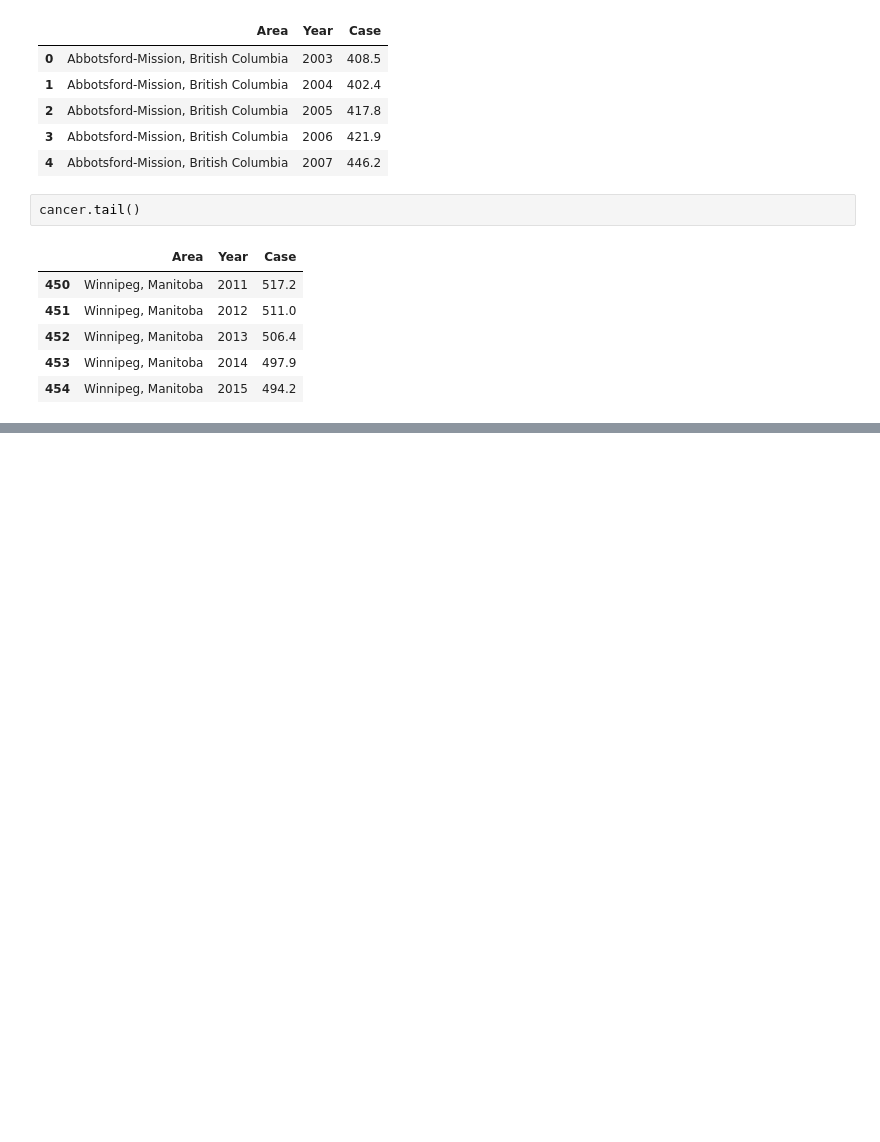
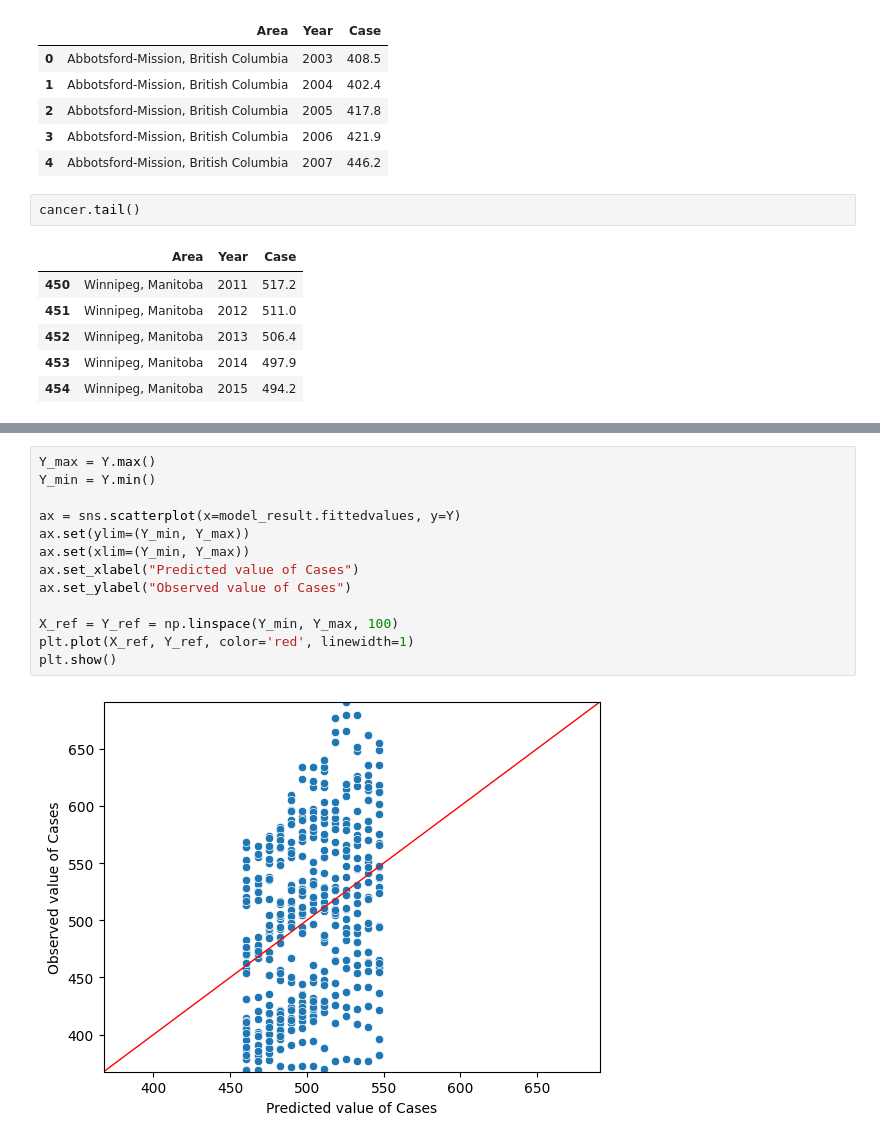
Before and after one commit to SaqifTahmid/Cancer-Data-Modelling, a Jupyter notebook: Detection.ipynb, the cells around one changed output, grey strips where cells are left out. Drawn from its saved outputs; the diff is of its cells as text; blank space fills up the shorter version.

```diff
--- a/Detection.ipynb
+++ b/Detection.ipynb
@@ -50,0 +174,15 @@ cancer.tail()
+# %%
+Y_max = Y.max()
+Y_min = Y.min()
+
+ax = sns.scatterplot(x=model_result.fittedvalues, y=Y)
+ax.set(ylim=(Y_min, Y_max))
+ax.set(xlim=(Y_min, Y_max))
+ax.set_xlabel("Predicted value of Cases")
+ax.set_ylabel("Observed value of Cases")
+
+X_ref = Y_ref = np.linspace(Y_min, Y_max, 100)
+plt.plot(X_ref, Y_ref, color='red', linewidth=1)
+plt.show()
+# %% [output]
+[figure, added]
```
Also changed, not shown: parts of 10 cells of this notebook.
